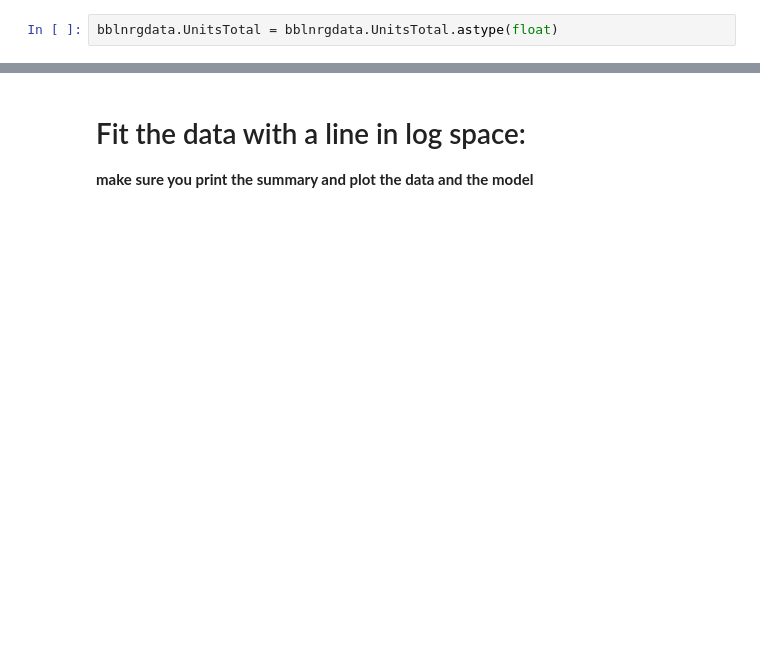
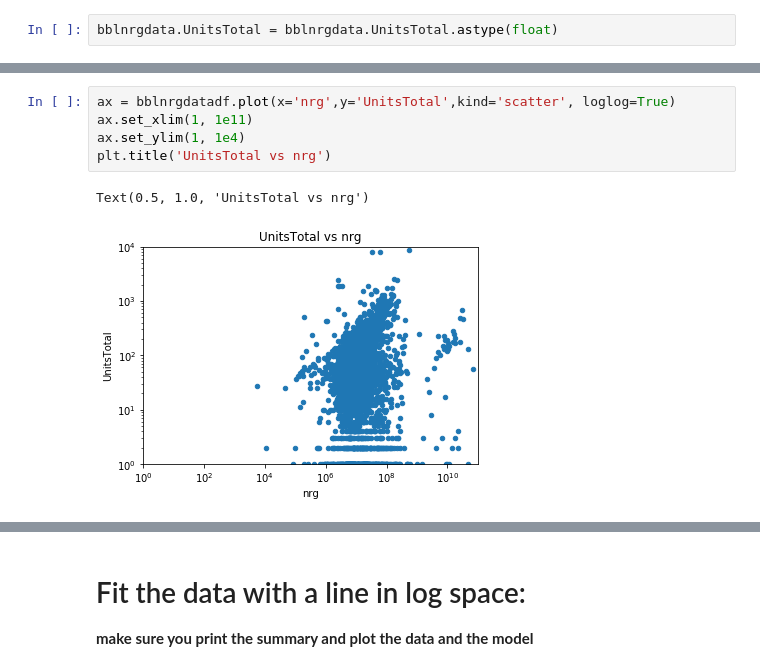
Before and after one commit to kenjiu/PUI2018_ku373, a Jupyter notebook: HW10_ku373/Assignment2.ipynb, the cells around one changed output, grey strips where cells are left out. Drawn from its saved outputs; the diff is of its cells as text; blank space fills up the shorter version.

```diff
--- a/HW10_ku373/Assignment2.ipynb
+++ b/HW10_ku373/Assignment2.ipynb
@@ -449,0 +438,8 @@ Figure 7 : ...
+# %%
+ax = bblnrgdatadf.plot(x='nrg',y='UnitsTotal',kind='scatter', loglog=True)
+ax.set_xlim(1, 1e11)
+ax.set_ylim(1, 1e4)
+plt.title('UnitsTotal vs nrg')
+# %% [output]
+Text(0.5, 1.0, 'UnitsTotal vs nrg')
+[figure, added]
```
Also changed, not shown: parts of 39 cells of this notebook.
